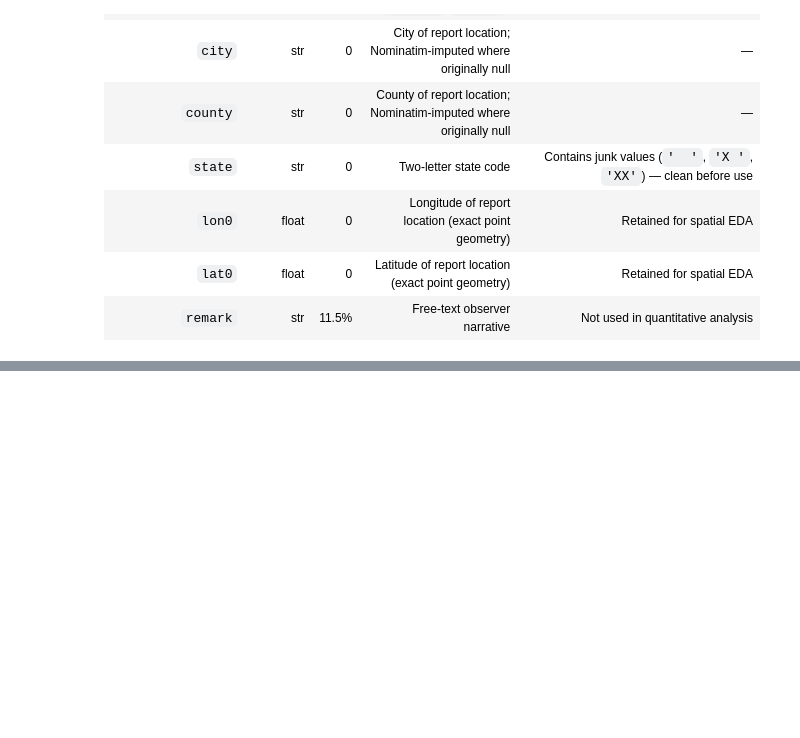
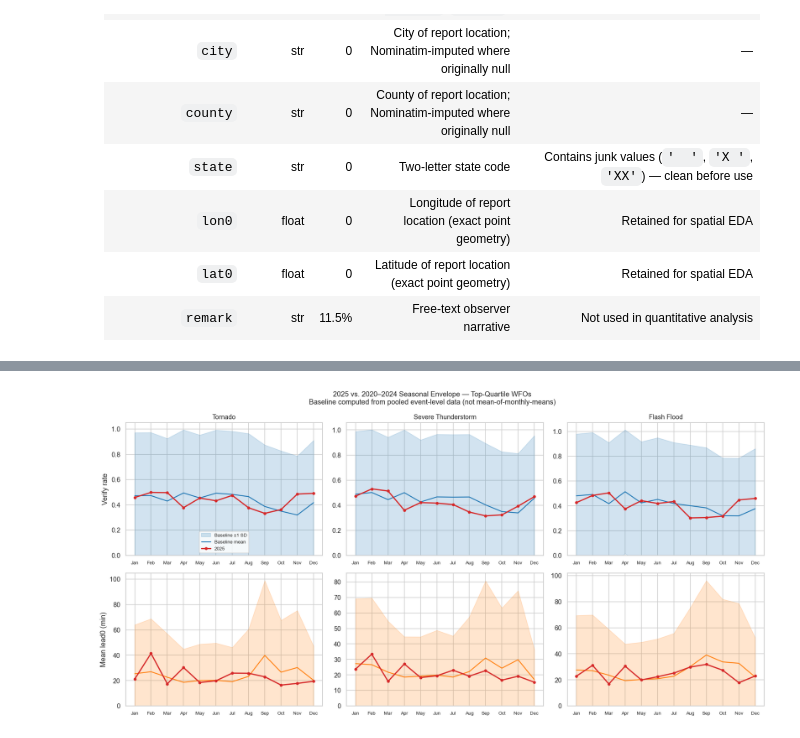
Before and after one commit to craig-rudman/MSDS692, a Jupyter notebook: notebooks/04_eda.ipynb, the cells around one changed output, grey strips where cells are left out. Saved outputs shown, nothing was run; the diff lists cells and outputs as text; code cells hidden in the pictures; blank space fills up the shorter version.

```diff
--- a/notebooks/04_eda.ipynb
+++ b/notebooks/04_eda.ipynb
@@ -45,0 +409,78 @@ This notebook explores the cleaned tables from `data/03_cleaning/` to characteri
+# %%
+# Build seasonal envelope directly from event-level data (pooled across baseline years)
+# This avoids double-weighting low-volume months that distort mean-of-monthly-means
+
+def seasonal_envelope(phen):
+    mask = events["wfo"].isin(p75_wfos[phen]) & (events["issue"].dt.year <= 2024)
+    df = events[mask].copy()
+    df["month"] = df["issue"].dt.month
+    return (
+        df.groupby("month")
+        .agg(
+            mean_vr = ("verify",  "mean"),
+            std_vr  = ("verify",  "std"),
+            mean_l0 = ("lead0",   "mean"),
+            std_l0  = ("lead0",   "std"),
+            n       = ("verify",  "count"),
+        )
+        .reset_index()
+        .assign(phenomena=phen)
+    )
+
+def seasonal_2025(phen):
+    mask = events["wfo"].isin(p75_wfos[phen]) & (events["issue"].dt.year == 2025)
+    df = events[mask].copy()
+    df["month"] = df["issue"].dt.month
+    return (
+        df.groupby("month")
+        .agg(
+            verify_rate = ("verify", "mean"),
+            mean_lead0  = ("lead0",  "mean"),
+            n           = ("verify", "count"),
+        )
+        .reset_index()
+        .assign(phenomena=phen)
+    )
+
+env_all  = pd.concat([seasonal_envelope(p) for p in ["TO", "SV", "FF"]], ignore_index=True)
+t25_all  = pd.concat([seasonal_2025(p)     for p in ["TO", "SV", "FF"]], ignore_index=True)
+
+fig, axes = plt.subplots(2, 3, figsize=(16, 8))
+month_labels = ["Jan","Feb","Mar","Apr","May","Jun",
+                "Jul","Aug","Sep","Oct","Nov","Dec"]
+
+for col, phen in enumerate(["TO", "SV", "FF"]):
+    env = env_all[env_all["phenomena"] == phen].sort_values("month")
+    t25 = t25_all[t25_all["phenomena"] == phen].sort_values("month")
+
+    for row, (mean_col, std_col, t25_col, ylabel, color) in enumerate([
+        ("mean_vr", "std_vr", "verify_rate", "Verify rate",      "#1f77b4"),
+        ("mean_l0", "std_l0", "mean_lead0",  "Mean lead0 (min)", "#ff7f0e"),
+    ]):
+        ax = axes[row, col]
+        ax.fill_between(env["month"],
+                        env[mean_col] - env[std_col],
+                        env[mean_col] + env[std_col],
+                        alpha=0.2, color=color, label="Baseline ±1 SD")
+        ax.plot(env["month"], env[mean_col], color=color,
+                linewidth=1.5, label="Baseline mean")
+        ax.plot(t25["month"], t25[t25_col],
+                color="#d62728", linewidth=2, marker="o",
+                markersize=4, label="2025")
+        ax.set_xticks(range(1, 13))
+        ax.set_xticklabels(month_labels, fontsize=8)
+        ax.set_ylim(0, None)
+        ax.set_ylabel(ylabel if col == 0 else "")
+        if row == 0:
+            ax.set_title(PHENOMENA_LABELS[phen], fontsize=11)
+        if col == 0 and row == 0:
+            ax.legend(fontsize=8)
+
+fig.suptitle("2025 vs. 2020–2024 Seasonal Envelope — Top-Quartile WFOs\n"
+             "Baseline computed from pooled event-level data (not mean-of-monthly-means)",
+             fontsize=12)
+plt.tight_layout()
+plt.savefig(IMG_DIR / "eda_04_seasonal_envelope.png", bbox_inches="tight")
+plt.show()
+# %% [output]
+[figure, added]
```
Also changed, not shown: parts of 22 cells of this notebook, 12 other files.
